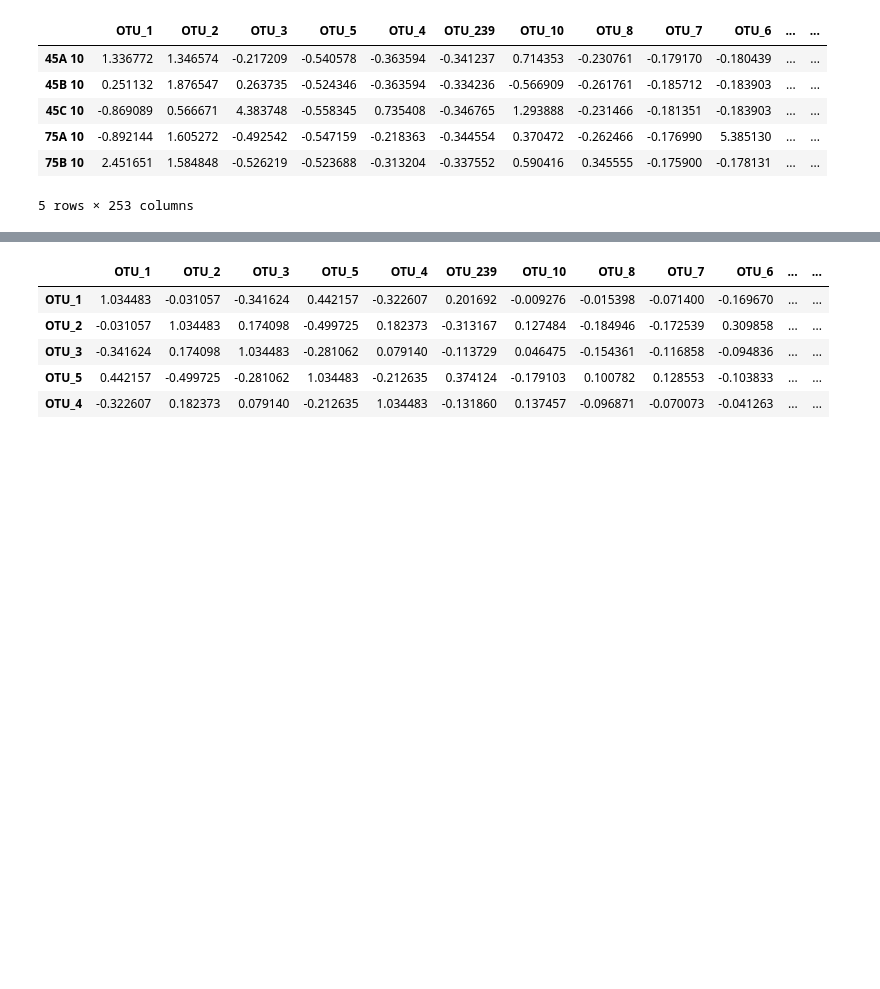
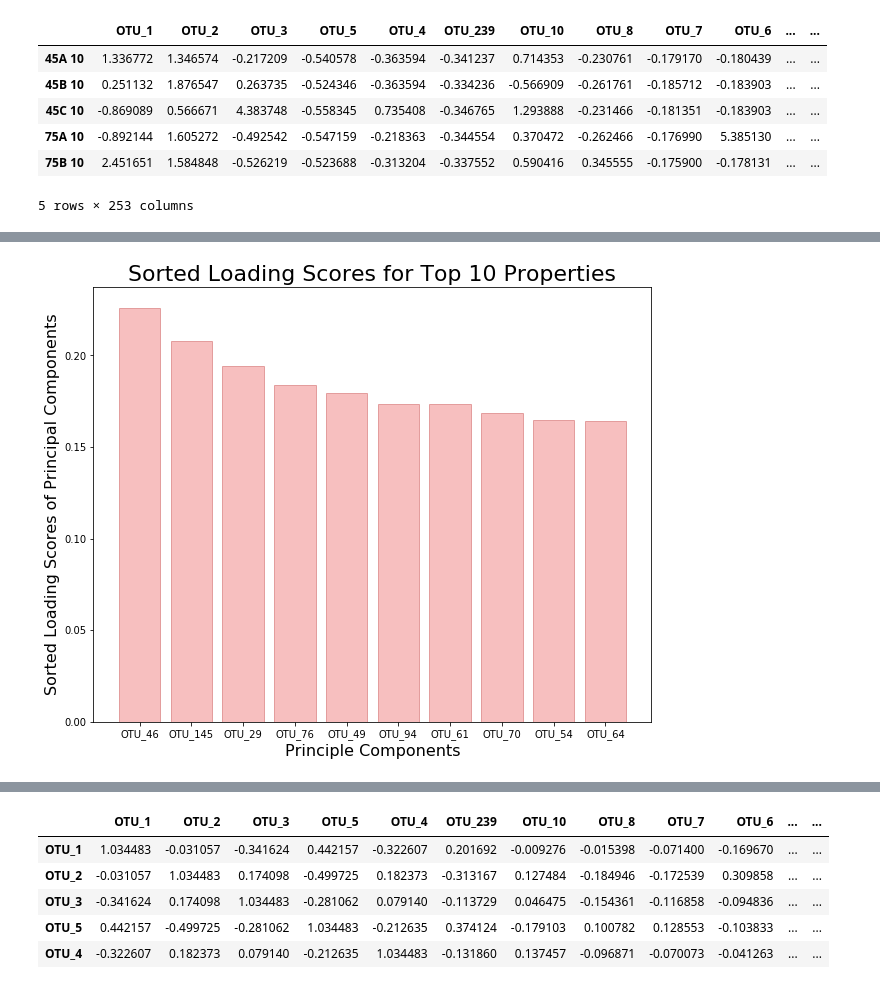
Before and after one commit to kaykrish/comab, a Jupyter notebook: par_cor_oad_t.ipynb, the cells around one changed output, grey strips where cells are left out. Saved outputs shown, nothing was run; the diff lists cells and outputs as text; code cells hidden in the pictures; blank space fills up the shorter version.

```diff
--- a/par_cor_oad_t.ipynb
+++ b/par_cor_oad_t.ipynb
@@ -81,0 +202,16 @@ norm_t.head()
+# %%
+#Rough plot of top ten PCs
+#Initialize figure
+fig2 = plt.figure(figsize=(10,8))
+
+#Plot histogram
+plt.bar(list(sorted_t.index)[0:10],sorted_t['Loading Score'].iloc[0:10], edgecolor = 'indianred', color = 'lightcoral', alpha=0.5)
+
+#Titles and lables
+plt.ylabel('Sorted Loading Scores of Principal Components', fontsize=16)
+plt.xlabel('Principle Components', fontsize=16)
+plt.title('Sorted Loading Scores for Top 10 Properties', fontsize=22)
+
+plt.show()
+# %% [output]
+[figure, added]
```
Also changed, not shown: parts of 32 cells of this notebook.
